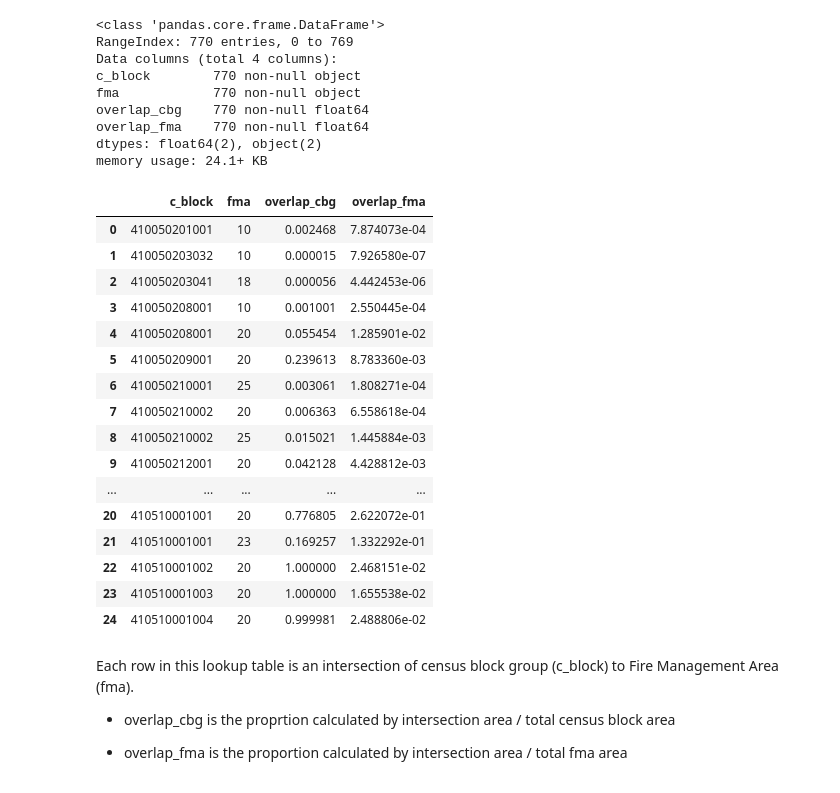
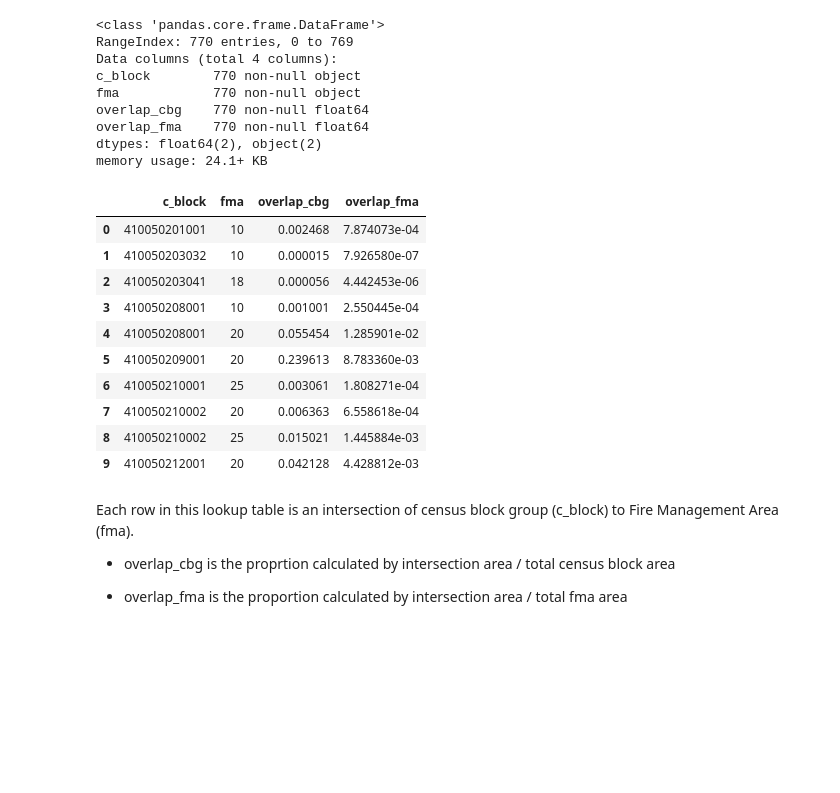
Before and after one commit to sky-t/hack-or-emergency-response, a Jupyter notebook: census_eda_geo.ipynb, the cells around one changed output. Cells and saved outputs as stored; diff of their text form; code cells hidden in the pictures; blank space fills up the shorter version.

```diff
--- a/census_eda_geo.ipynb
+++ b/census_eda_geo.ipynb
@@ -40,7 +47,7 @@ def pgconnect():
 # %%
 def pquery(QUERY):
     '''
-    takes SQL query string, opens a cursor, and executes query in psql
+    takes SQL query string, opens a cursor, executes query in psql, and pulls results into pandas df
     '''
     conn = pgconnect()
     cur = conn.cursor()
@@ -112,25 +119,19 @@ overlap_fma    770 non-null float64
 dtypes: float64(2), object(2)
 memory usage: 24.1+ KB
 # %%
-df1.head(25)
+df1.head(10)
 # %% [output]
 |  | c_block | fma | overlap_cbg | overlap_fma |
 | 0 | 410050201001 | 10 | 0.002468 | 7.874073e-04 |
 | 1 | 410050203032 | 10 | 0.000015 | 7.926580e-07 |
 | 2 | 410050203041 | 18 | 0.000056 | 4.442453e-06 |
 | 3 | 410050208001 | 10 | 0.001001 | 2.550445e-04 |
 | 4 | 410050208001 | 20 | 0.055454 | 1.285901e-02 |
 | 5 | 410050209001 | 20 | 0.239613 | 8.783360e-03 |
 | 6 | 410050210001 | 25 | 0.003061 | 1.808271e-04 |
 | 7 | 410050210002 | 20 | 0.006363 | 6.558618e-04 |
 | 8 | 410050210002 | 25 | 0.015021 | 1.445884e-03 |
 | 9 | 410050212001 | 20 | 0.042128 | 4.428812e-03 |
-| ... | ... | ... | ... | ... |
-| 20 | 410510001001 | 20 | 0.776805 | 2.622072e-01 |
-| 21 | 410510001001 | 23 | 0.169257 | 1.332292e-01 |
-| 22 | 410510001002 | 20 | 1.000000 | 2.468151e-02 |
-| 23 | 410510001003 | 20 | 1.000000 | 1.655538e-02 |
-| 24 | 410510001004 | 20 | 0.999981 | 2.488806e-02 |
 # %% [markdown]
 Each row in this lookup table is an intersection of census block group (c_block) to Fire Management Area (fma).
 
```
Also changed, not shown: parts of 32 cells of this notebook.
